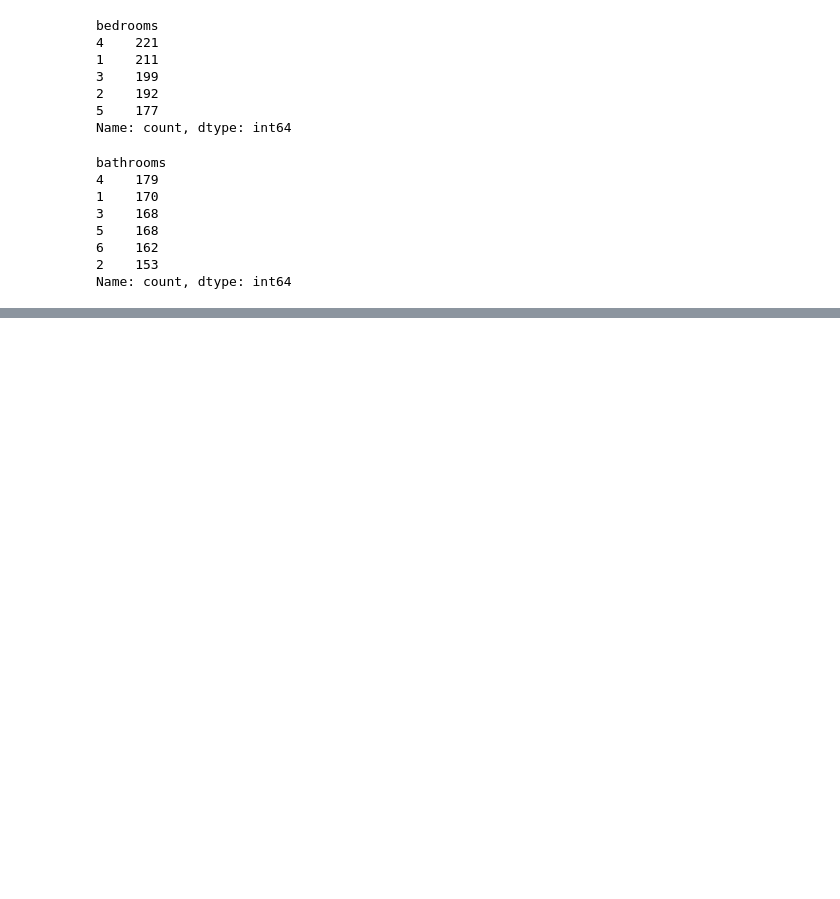
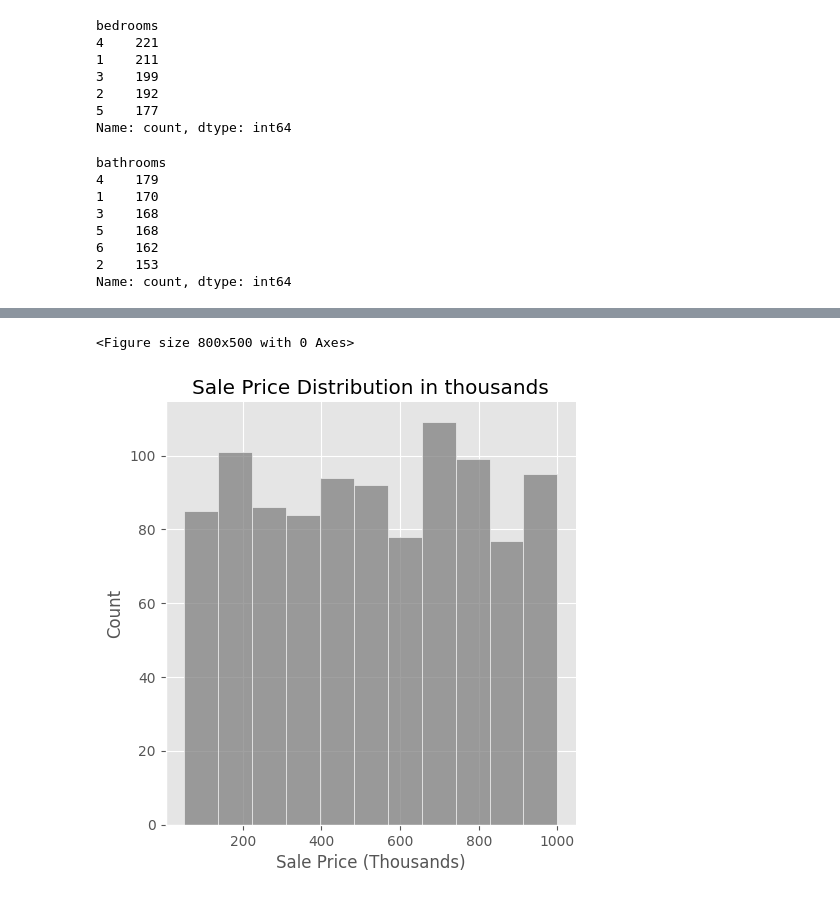
Before and after one commit to Julio-M-Siqueira/aMORA-Test, a Jupyter notebook: notebook.ipynb, the cells around one changed output, grey strips where cells are left out. Saved outputs shown, nothing was run; the diff lists cells and outputs as text; code cells hidden in the pictures; blank space fills up the shorter version.

```diff
--- a/notebook.ipynb
+++ b/notebook.ipynb
@@ -233,3 +236,4 @@ property = property.drop('id', axis=1)
 # %%
 #Check for location variance and unique values
 property.groupby('location').size().sort_values(ascending=False)
+property = property.drop('location', axis=1)
@@ -311,0 +293,4 @@ property.head(5)
+# %%
+df = transactions.merge(property, how='outer', on='property_id')
+df.set_index('property_id', inplace=True)
+df.info()
@@ -311,0 +326,11 @@ property.head(5)
+# %%
+df['build_age'] = df['transaction_date'] - df['year_built']
+df.drop('year_built', axis=1, inplace=True)
+# %%
+plt.figure(figsize=(8, 5))
+sns.displot(df['sale_price']/1000, kind='hist', color='gray').set(title='Sale Price Distribution in thousands')
+plt.xlabel('Sale Price (Thousands)')
+plt.show()
+# %% [output]
+<Figure size 800x500 with 0 Axes>
+[figure, added]
```
Also changed, not shown: parts of 20 cells of this notebook.
